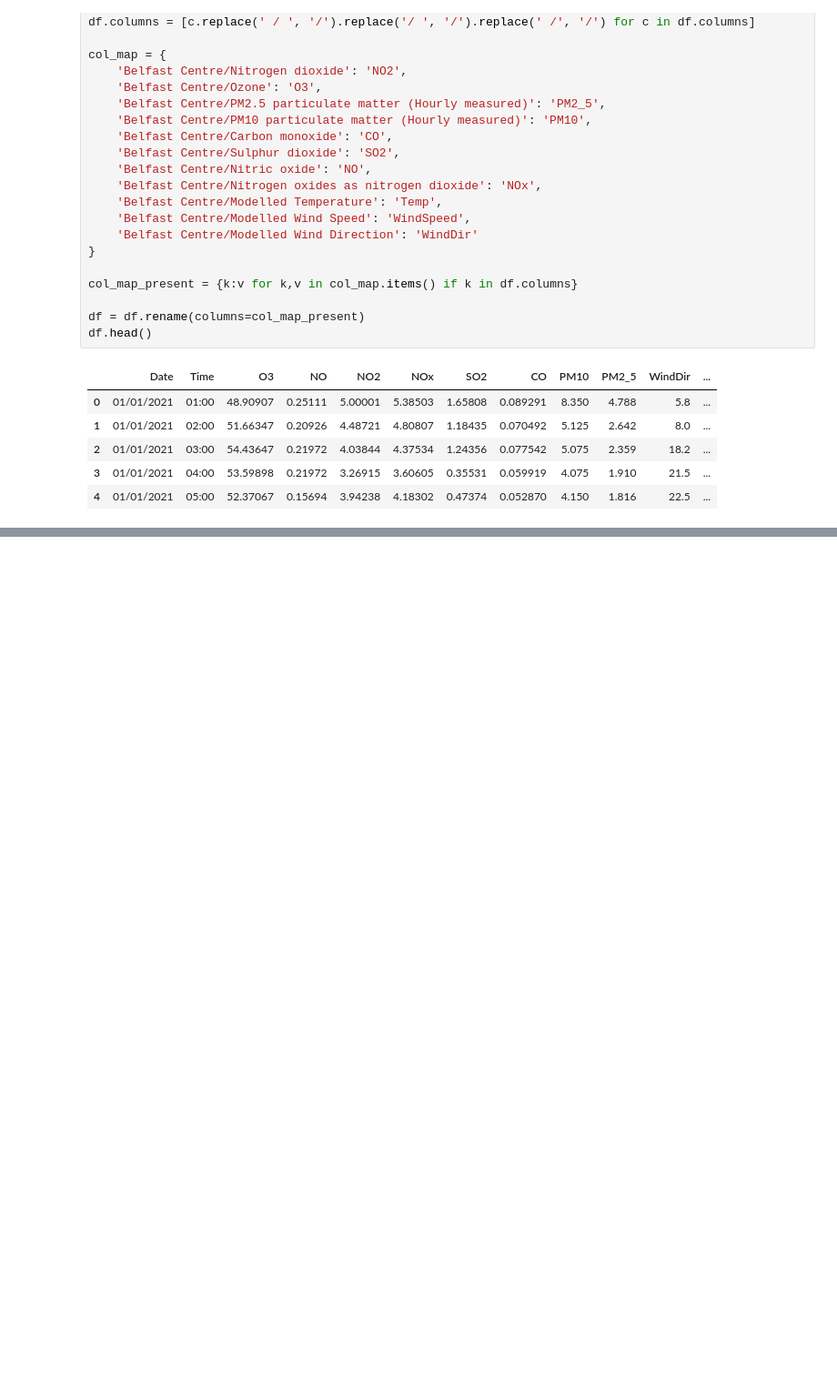
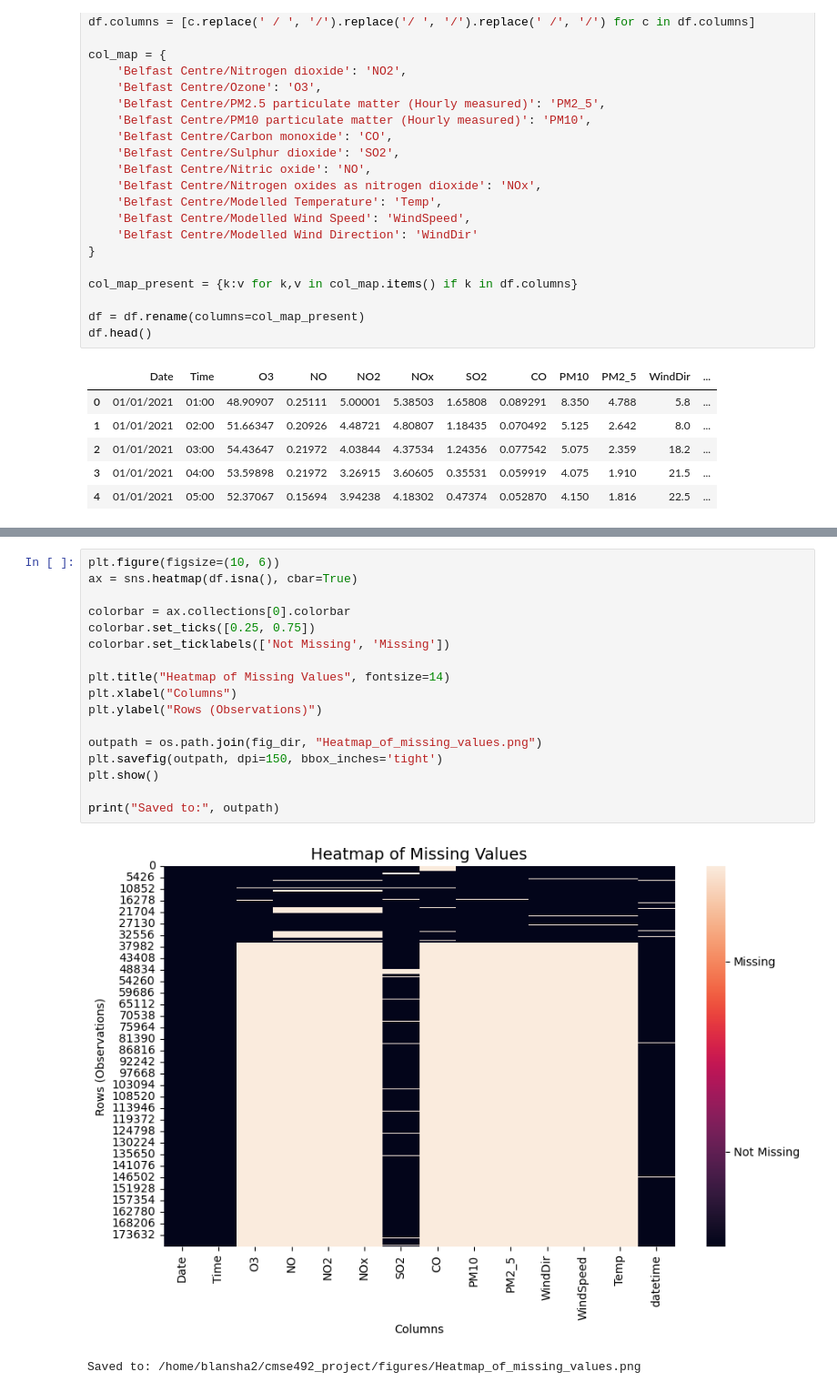
Before and after one commit to Blansha2/cmse492_project, a Jupyter notebook: notebooks/exploratory/data acquisition and loading.ipynb, the cells around one changed output, grey strips where cells are left out. Shown at 91% size. Drawn from its saved outputs; the diff is of its cells as text; blank space fills up the shorter version.

```diff
--- a/notebooks/exploratory/data acquisition and loading.ipynb
+++ b/notebooks/exploratory/data acquisition and loading.ipynb
@@ -135,0 +199,20 @@ df.head()
+# %%
+plt.figure(figsize=(10, 6))
+ax = sns.heatmap(df.isna(), cbar=True)
+
+colorbar = ax.collections[0].colorbar
+colorbar.set_ticks([0.25, 0.75])
+colorbar.set_ticklabels(['Not Missing', 'Missing'])
+
+plt.title("Heatmap of Missing Values", fontsize=14)
+plt.xlabel("Columns")
+plt.ylabel("Rows (Observations)")
+
+outpath = os.path.join(fig_dir, "Heatmap_of_missing_values.png")
+plt.savefig(outpath, dpi=150, bbox_inches='tight')
+plt.show()
+
+print("Saved to:", outpath)
+# %% [output]
+[figure, added]
+Saved to: /home/blansha2/cmse492_project/figures/Heatmap_of_missing_values.png
```
Also changed, not shown: parts of 17 cells of this notebook, 18 other files.
